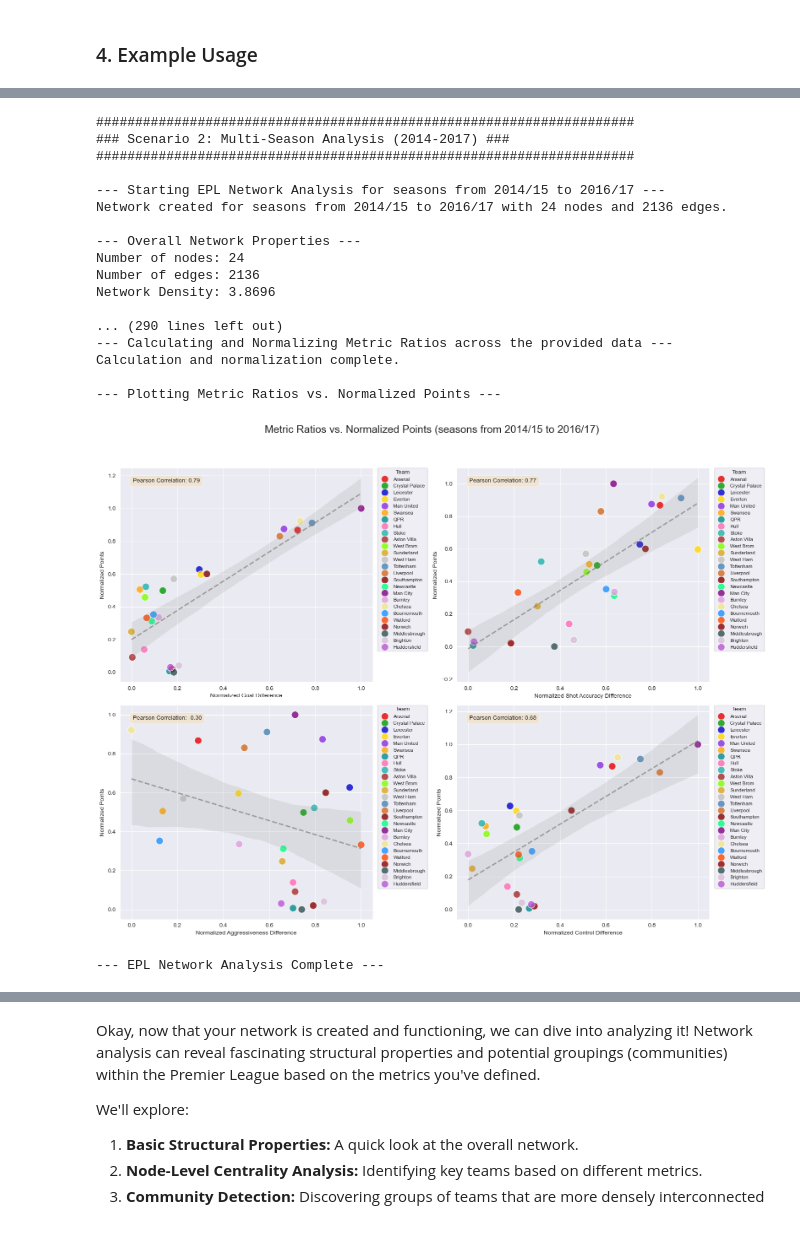
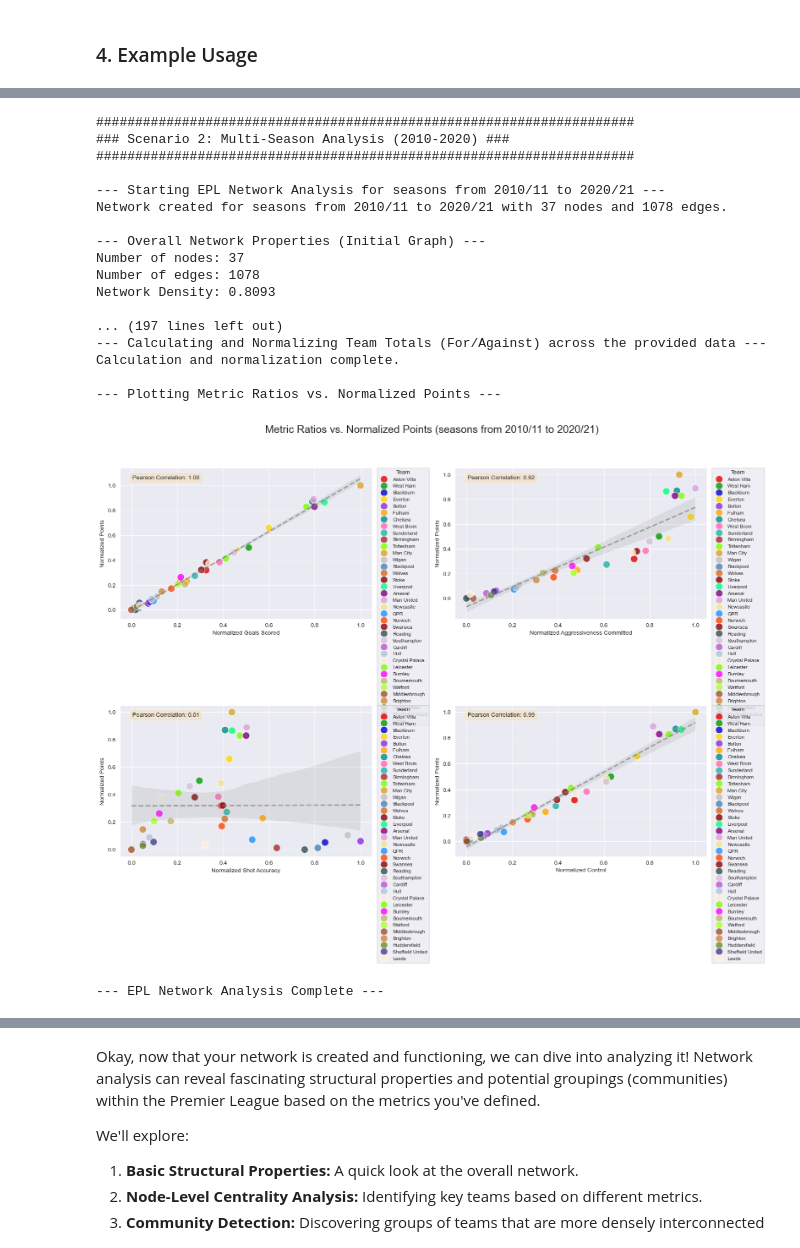
Before and after one commit to marcellorussox/premier-league-complex-net, a Jupyter notebook: notebooks/analysis.ipynb, the cells around one changed output, grey strips where cells are left out. Drawn from its saved outputs; the diff is of its cells as text; code cells hidden in the pictures.

```diff
--- a/notebooks/analysis.ipynb
+++ b/notebooks/analysis.ipynb
@@ -763,14 +827,14 @@ def plot_metric_ratios_vs_points(normalized_ratios_df: pd.DataFrame, scope_descr
     print(f"\n--- Plotting Metric Ratios vs. Normalized Points ---")
 
     metrics_to_plot = {
-        'goals_diff_norm': 'Normalized Goal Difference',
-        'shot_accuracy_diff_norm': 'Normalized Shot Accuracy Difference',
-        'aggressiveness_diff_norm': 'Normalized Aggressiveness Difference',
-        'control_diff_norm': 'Normalized Control Difference'
+        'goals_scored_norm': 'Normalized Goals Scored',
+        'aggressiveness_committed_norm': 'Normalized Aggressiveness Committed',
+        'shot_accuracy_norm': 'Normalized Shot Accuracy',
+        'control_norm': 'Normalized Control'
     }
 
     # Determinare il numero di squadre per scegliere una palette adatta
-    num_teams = len(normalized_ratios_df['Team'].unique())
+    num_teams = len(normalized_ratios_df.index.unique())
     custom_palette_46 = [
     '#E60000', '#009900', '#0000CC', '#FFD700', '#8A2BE2', '#FFA500', '#008B8B', '#FF69B4', '#20B2AA', '#A52A2A',
     '#7FFF00', '#DAA520', '#C0C0C0', '#4682B4', '#D2691E', '#800000', '#00FF7F', '#800080', '#DDA0DD', '#F0E68C',
@@ -792,7 +856,7 @@ def plot_metric_ratios_vs_points(normalized_ratios_df: pd.DataFrame, scope_descr
         sns.scatterplot(
             data=normalized_ratios_df,
             x=metric_col,
-            y='Points_norm',
+            y='points_norm',
             hue='Team',
             palette=custom_palette_46,
             s=150,
@@ -811,7 +875,7 @@ def plot_metric_ratios_vs_points(normalized_ratios_df: pd.DataFrame, scope_descr
         sns.regplot(
             data=normalized_ratios_df,
             x=metric_col,
-            y='Points_norm',
+            y='points_norm',
             scatter=False,
             color='gray',
             line_kws={'linestyle':'--', 'alpha':0.7},
@@ -822,7 +886,7 @@ def plot_metric_ratios_vs_points(normalized_ratios_df: pd.DataFrame, scope_descr
         ax.set_ylabel('Normalized Points')
 
         # Aggiungi la correlazione Pearson
-        correlation = normalized_ratios_df[metric_col].corr(normalized_ratios_df['Points_norm'])
+        correlation = normalized_ratios_df[metric_col].corr(normalized_ratios_df['points_norm'])
         ax.text(0.05, 0.95, f'Pearson Correlation: {correlation:.2f}',
                 transform=ax.transAxes, fontsize=10,
                 verticalalignment='top', bbox=dict(boxstyle='round,pad=0.5', fc='wheat', alpha=0.5))
@@ -1097,31 +1281,34 @@ Calculation and normalization complete.
 # %%
 # --- Scenario 2: Multi-Season Analysis (2014-2017) on 'aggressiveness', No Normalization, with Filtering ---
 print("\n\n#####################################################################")
-print("### Scenario 2: Multi-Season Analysis (2014-2017) ###")
+print("### Scenario 2: Multi-Season Analysis (2010-2020) ###")
 print("#####################################################################")
 perform_epl_network_analysis(
     epl_df=epl_df,
-    network_start_year=2014,
-    network_end_year=2017,
-    normalize_weights=True, # No normalization for this scenario # Apply filtering
+    network_start_year=2010,
+    network_end_year=2020,
+    metrics_to_analyze=['control', 'aggressiveness'],
+    thresholds_for_analysis=[0.4, 0.4],
+    keep_above_threshold = False
+
 )
 # %% [output]
 #####################################################################
-### Scenario 2: Multi-Season Analysis (2014-2017) ###
+### Scenario 2: Multi-Season Analysis (2010-2020) ###
 #####################################################################
 
---- Starting EPL Network Analysis for seasons from 2014/15 to 2016/17 ---
-Network created for seasons from 2014/15 to 2016/17 with 24 nodes and 2136 edges.
+--- Starting EPL Network Analysis for seasons from 2010/11 to 2020/21 ---
+Network created for seasons from 2010/11 to 2020/21 with 37 nodes and 1078 edges.
 
---- Overall Network Properties ---
-Number of nodes: 24
-Number of edges: 2136
-Network Density: 3.8696
+--- Overall Network Properties (Initial Graph) ---
+Number of nodes: 37
+Number of edges: 1078
+Network Density: 0.8093
 
-... (290 lines left out)
---- Calculating and Normalizing Metric Ratios across the provided data ---
+... (197 lines left out)
+--- Calculating and Normalizing Team Totals (For/Against) across the provided data ---
 Calculation and normalization complete.
 
 --- Plotting Metric Ratios vs. Normalized Points ---
-[figure, old version]
+[figure, new version]
 --- EPL Network Analysis Complete ---
```
Also changed, not shown: parts of 15 cells of this notebook.
